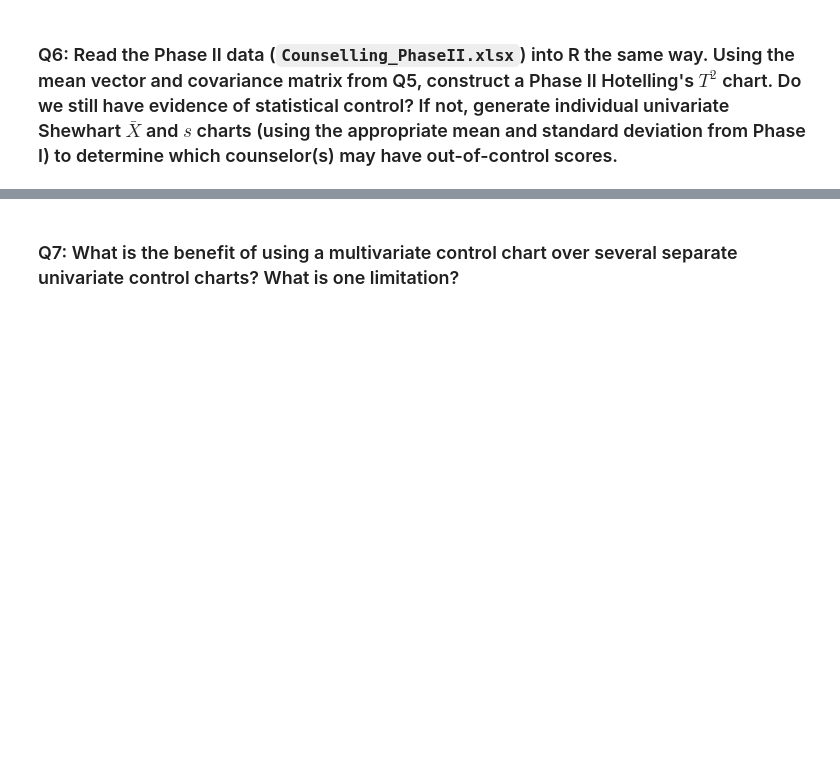
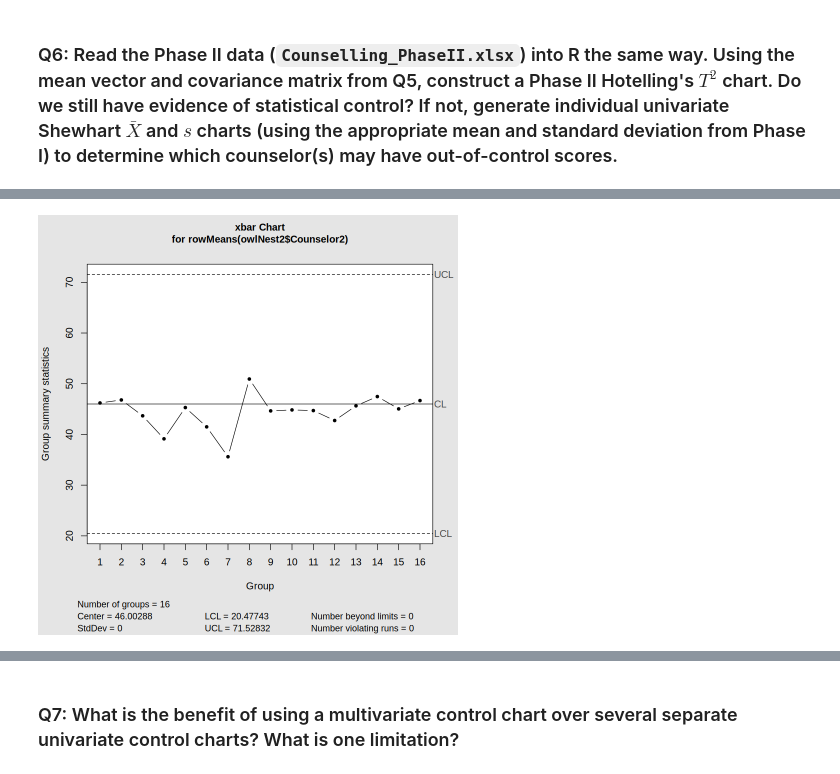
Before and after one commit to tchoud227/STAT-7110-Quality-Control, a Jupyter notebook: Assignments/HW4/STAT-7110-HW4.ipynb, the cells around one changed output, grey strips where cells are left out. Saved outputs shown, nothing was run; the diff lists cells and outputs as text; code cells hidden in the pictures; blank space fills up the shorter version.

```diff
--- a/Assignments/HW4/STAT-7110-HW4.ipynb
+++ b/Assignments/HW4/STAT-7110-HW4.ipynb
@@ -51,0 +222,9 @@ To monitor this, you perform an initial Phase I analysis, jointly monitoring the
+# %%
+xbar2 <- qcc(rowMeans(owlNest2$Counselor2),
+             type="xbar",
+             center=counselor2_xbar,
+             sigma=counselor2_sd,
+             sizes=5,
+             limits=c(counselor2_lcl,counselor2_ucl))
+# %% [output]
+[figure, added]
```
Also changed, not shown: parts of 16 cells of this notebook.
